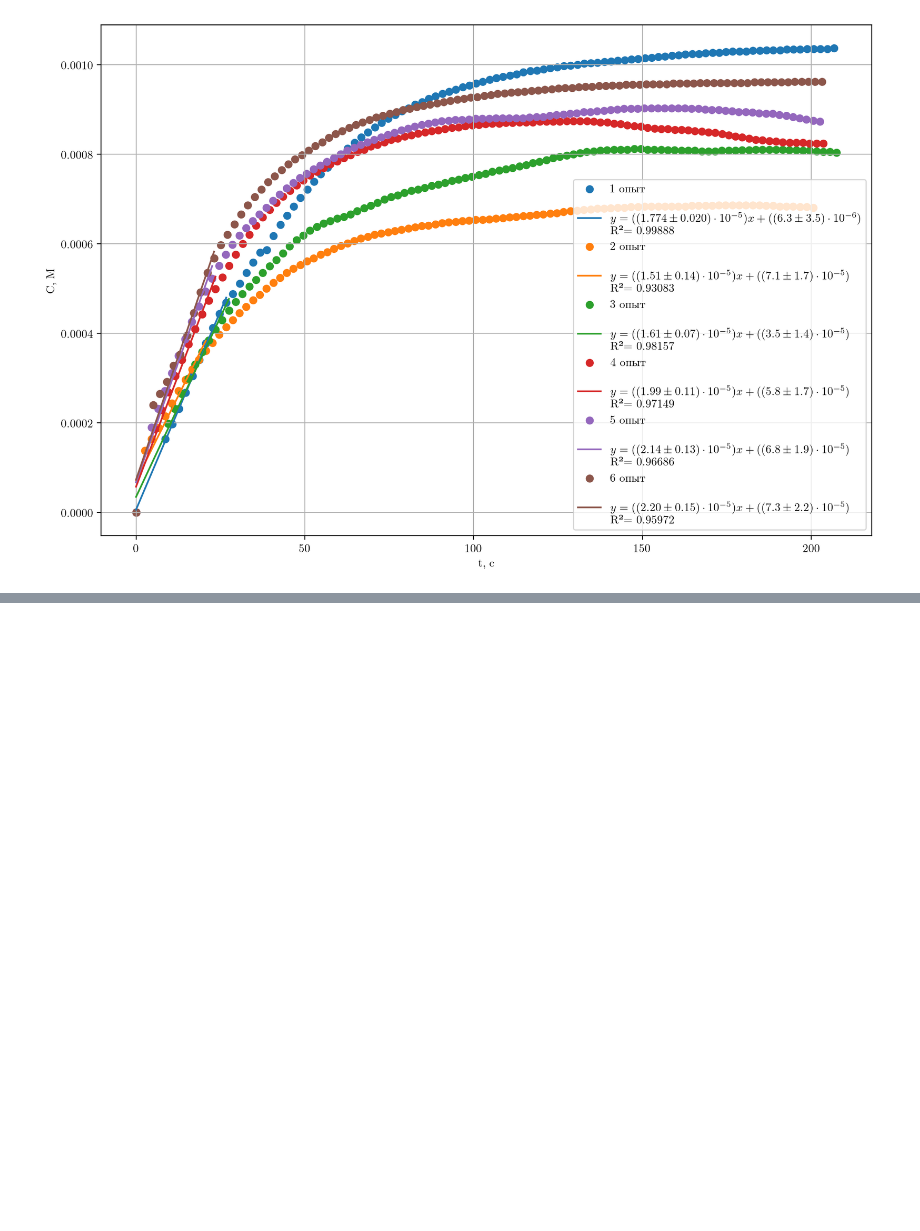
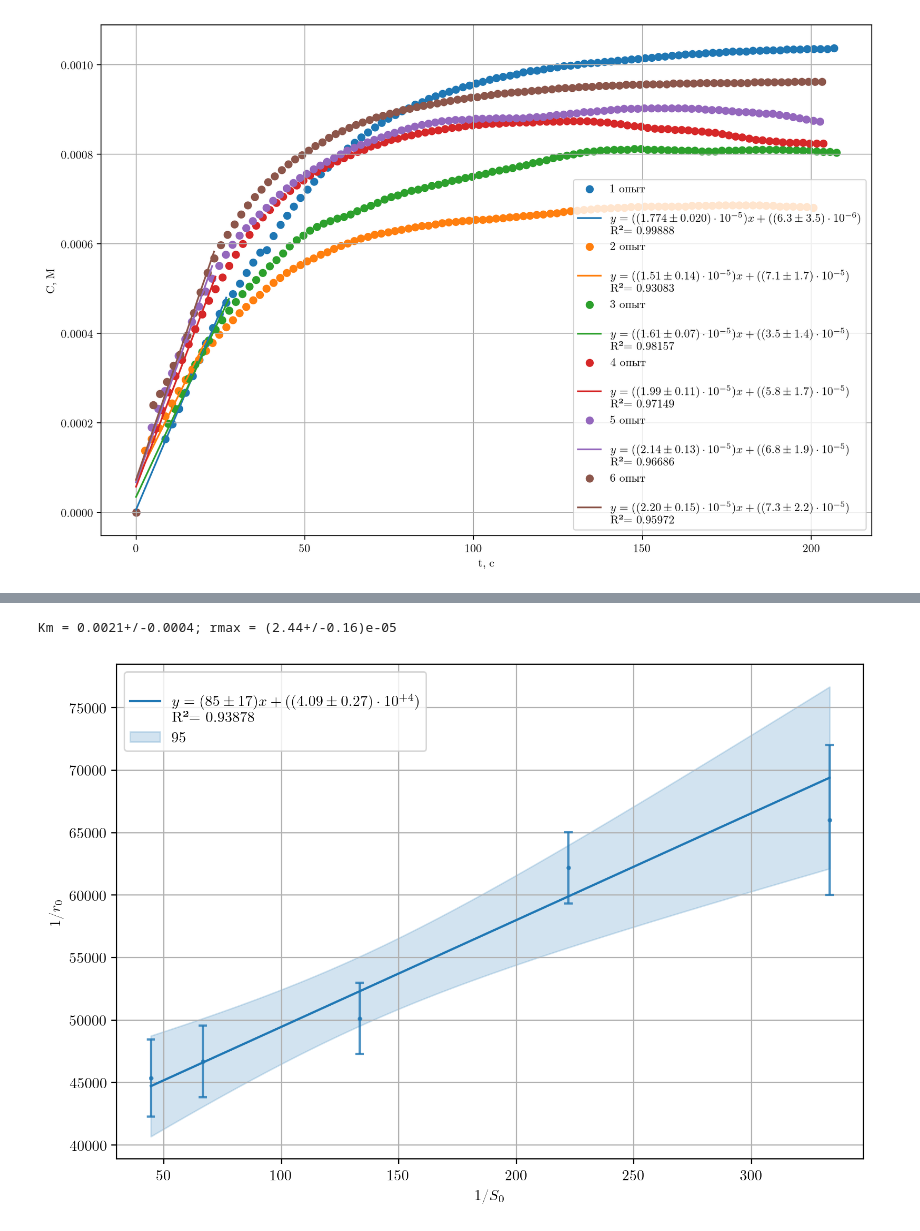
Before and after one commit to yaroslavsavateykin/notebooks, a Jupyter notebook: physha/prak2/prak2.ipynb, the cells around one changed output, grey strips where cells are left out. Saved outputs shown, nothing was run; the diff lists cells and outputs as text; code cells hidden in the pictures; blank space fills up the shorter version.

```diff
--- a/physha/prak2/prak2.ipynb
+++ b/physha/prak2/prak2.ipynb
@@ -117,0 +63,16 @@ Km = 0.0021+/-0.0005; rmax = (2.45+/-0.16)e-05
+# %%
+fig, ax = plt.subplots(figsize=(9,6), dpi = 200)
+reg = UncRegression(1 / tags.S0, 1 / tags.r0)
+#ax = reg.plot(ax=ax)
+ax = reg.plot(ax=ax, show_band=True)
+ax.set_xlabel("1/$S_0$")
+ax.set_ylabel("1/$r_0$")
+savefig("Lineweaver−Burk", bbox_inches="tight")
+Km = reg.coefs[0] / reg.coefs[1]
+rmax = 1 / reg.coefs[1]
+Km_tot.append(Km)
+rmax_tot.append(rmax)
+print(f"Km = {Km}; rmax = {rmax}")
+# %% [output]
+Km = 0.0021+/-0.0004; rmax = (2.44+/-0.16)e-05
+[figure, added]
```
Also changed, not shown: parts of 7 cells of this notebook, 6 other files.
